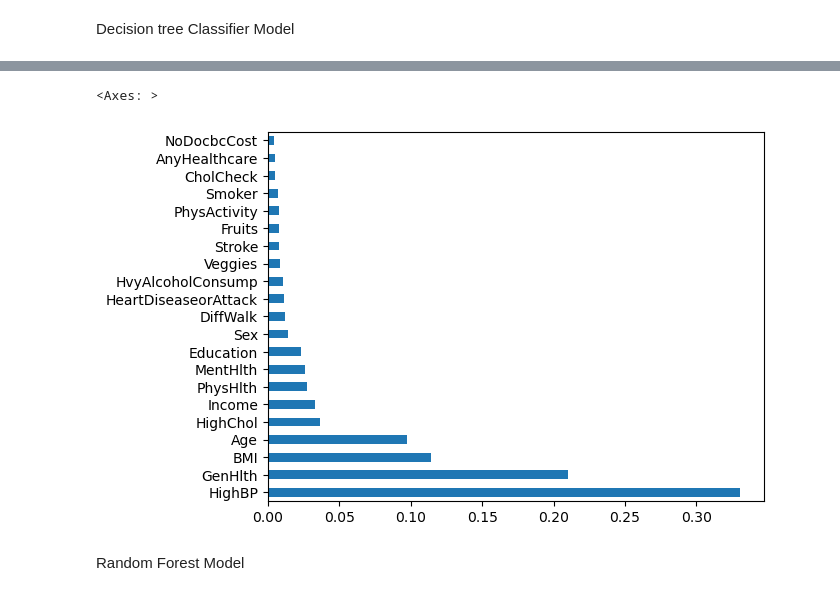
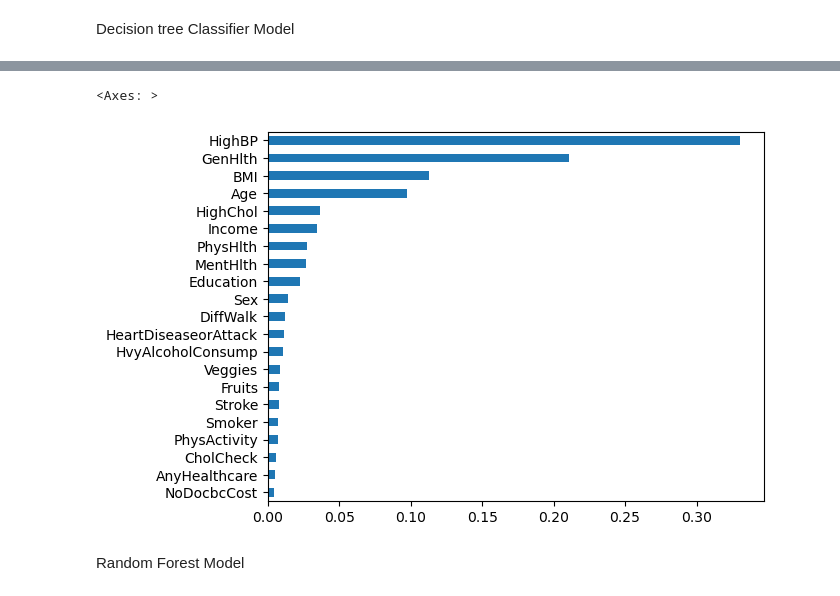
Before and after one commit to alexz957unc/COMP-562-Final-Project, a Jupyter notebook: Models.ipynb, the cells around one changed output, grey strips where cells are left out. Cells and saved outputs as stored; diff of their text form; code cells hidden in the pictures.

```diff
--- a/Models.ipynb
+++ b/Models.ipynb
@@ -14,5 +18,5 @@ from xgboost import XGBClassifier
 # %%
-df = pd.read_csv("./data/diabetes_binary_dataset.csv")
+df = pd.read_csv("./data/diabetes_binary_5050.csv")
 # %%
 df["Diabetes_binary"] = df["Diabetes_binary"].astype(int)
 df["HighBP"] = df["HighBP"].astype(int)
@@ -123,10 +133,10 @@ weighted avg       0.73      0.73      0.73     14139
 # %%
 dt_imp = pd.Series(dt.feature_importances_, index = X_train.columns)
-dt_imp.sort_values(ascending = False, inplace = True)
+dt_imp.sort_values(ascending = True, inplace = True)
 dt_imp.plot.barh()
 # %% [output]
 <Axes: >
-[figure, old version]
+[figure, new version]
 # %% [markdown]
 Random Forest Model
 # %%
```
Also changed, not shown: parts of 23 cells of this notebook.
